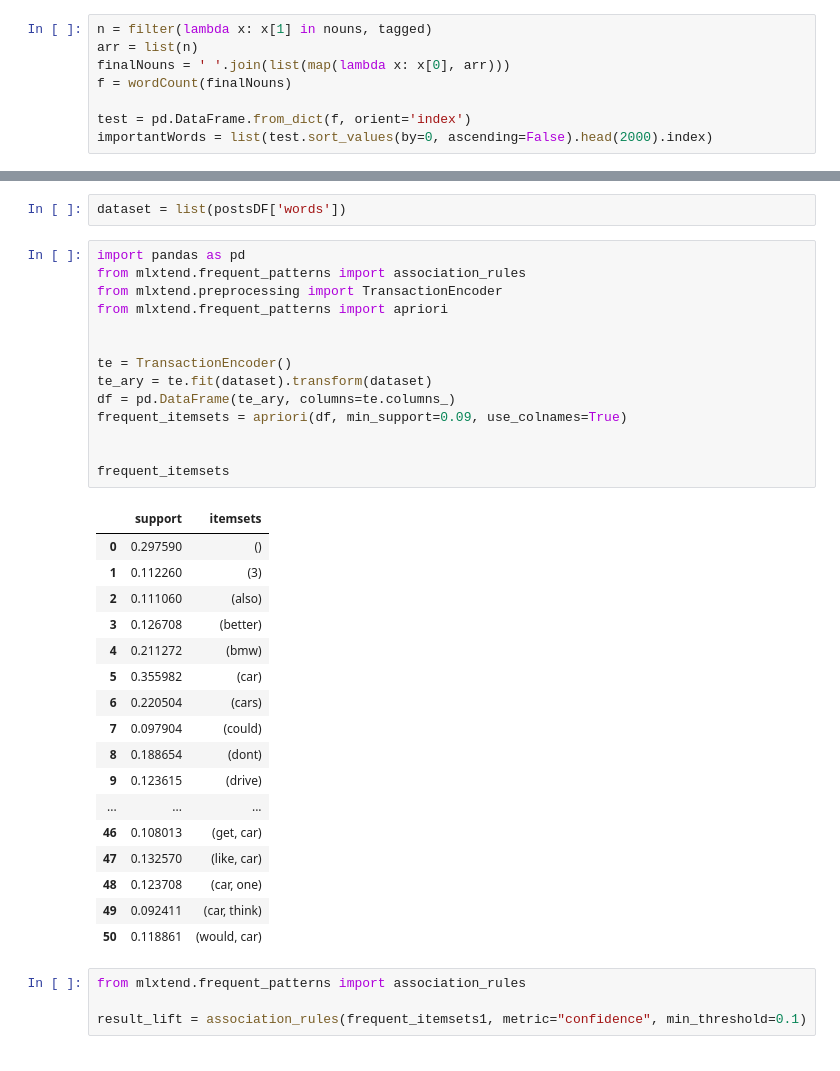
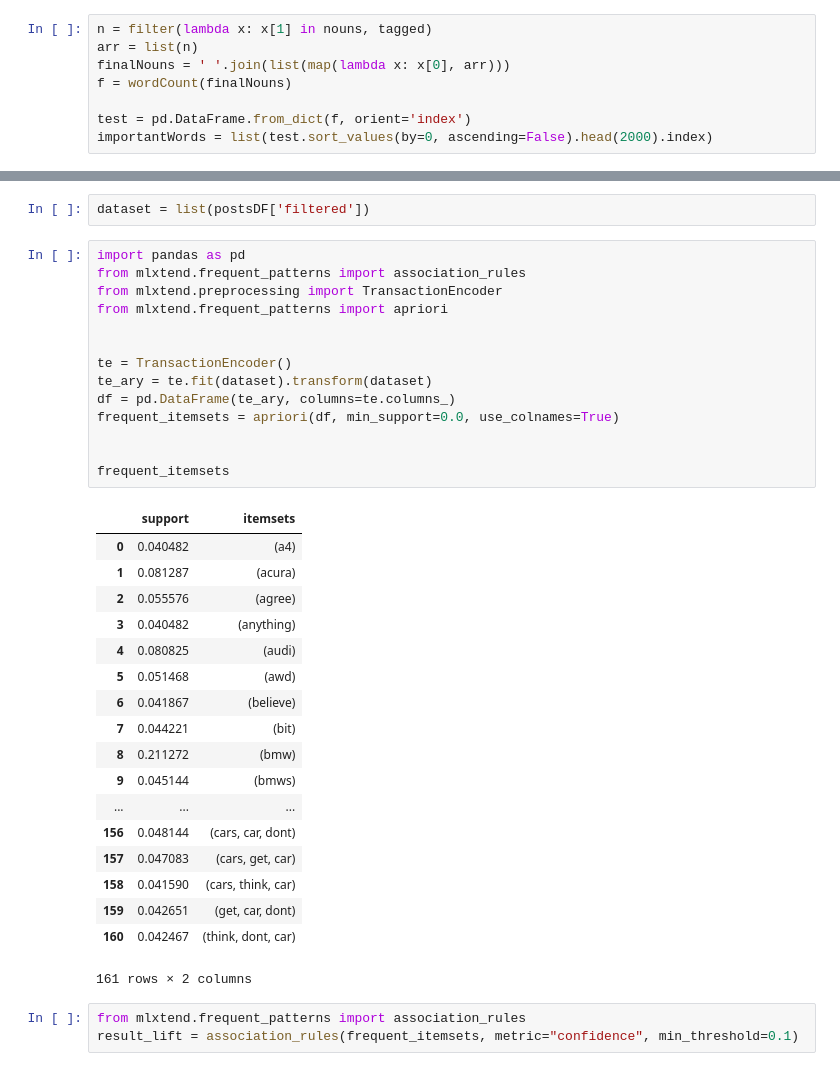
Before and after one commit to abhi-vik/ugc-analytics, a Jupyter notebook: assignments/first/Lift.ipynb, the cells around one changed output, grey strips where cells are left out. Drawn from its saved outputs; the diff is of its cells as text.

```diff
--- a/assignments/first/Lift.ipynb
+++ b/assignments/first/Lift.ipynb
@@ -78,43 +77,43 @@ postsDF.head()
 | 3 | 2002-03-25T23:04:37+00:00 | hungrywhale | And no manual tranny. That may no... | [manual, tranny, may, matter, cer... | [manual, tranny, matter, enthusia... |
 | 4 | 2002-03-26T00:44:13+00:00 | riez | One beauty of BMW 3 Series is tha... | [one, beauty, bmw, 3, series, man... | [beauty, bmw, series, models, cho... |
 # %%
-dataset = list(postsDF['words'])
+dataset = list(postsDF['filtered'])
 # %%
 import pandas as pd
 from mlxtend.frequent_patterns import association_rules
 from mlxtend.preprocessing import TransactionEncoder
 from mlxtend.frequent_patterns import apriori
 
 
 te = TransactionEncoder()
 te_ary = te.fit(dataset).transform(dataset)
 df = pd.DataFrame(te_ary, columns=te.columns_)
-frequent_itemsets = apriori(df, min_support=0.09, use_colnames=True)
+frequent_itemsets = apriori(df, min_support=0.0, use_colnames=True)
 
 
 frequent_itemsets
 # %% [output]
 |  | support | itemsets |
-| 0 | 0.297590 | () |
-| 1 | 0.112260 | (3) |
-| 2 | 0.111060 | (also) |
-| 3 | 0.126708 | (better) |
-| 4 | 0.211272 | (bmw) |
-| 5 | 0.355982 | (car) |
-| 6 | 0.220504 | (cars) |
-| 7 | 0.097904 | (could) |
-| 8 | 0.188654 | (dont) |
-| 9 | 0.123615 | (drive) |
+| 0 | 0.040482 | (a4) |
+| 1 | 0.081287 | (acura) |
+| 2 | 0.055576 | (agree) |
+| 3 | 0.040482 | (anything) |
+| 4 | 0.080825 | (audi) |
+| 5 | 0.051468 | (awd) |
+| 6 | 0.041867 | (believe) |
+| 7 | 0.044221 | (bit) |
+| 8 | 0.211272 | (bmw) |
+| 9 | 0.045144 | (bmws) |
 | ... | ... | ... |
-| 46 | 0.108013 | (get, car) |
-| 47 | 0.132570 | (like, car) |
-| 48 | 0.123708 | (car, one) |
-| 49 | 0.092411 | (car, think) |
-| 50 | 0.118861 | (would, car) |
+| 156 | 0.048144 | (cars, car, dont) |
+| 157 | 0.047083 | (cars, get, car) |
+| 158 | 0.041590 | (cars, think, car) |
+| 159 | 0.042651 | (get, car, dont) |
+| 160 | 0.042467 | (think, dont, car) |
+161 rows × 2 columns
 # %%
 from mlxtend.frequent_patterns import association_rules
-
-result_lift = association_rules(frequent_itemsets1, metric="confidence", min_threshold=0.1)
+result_lift = association_rules(frequent_itemsets, metric="confidence", min_threshold=0.1)
 # %%
 result_lift.sort_values(by=['lift'],ascending=False)
 # %% [output]
```
Also changed, not shown: parts of 3 cells of this notebook.
